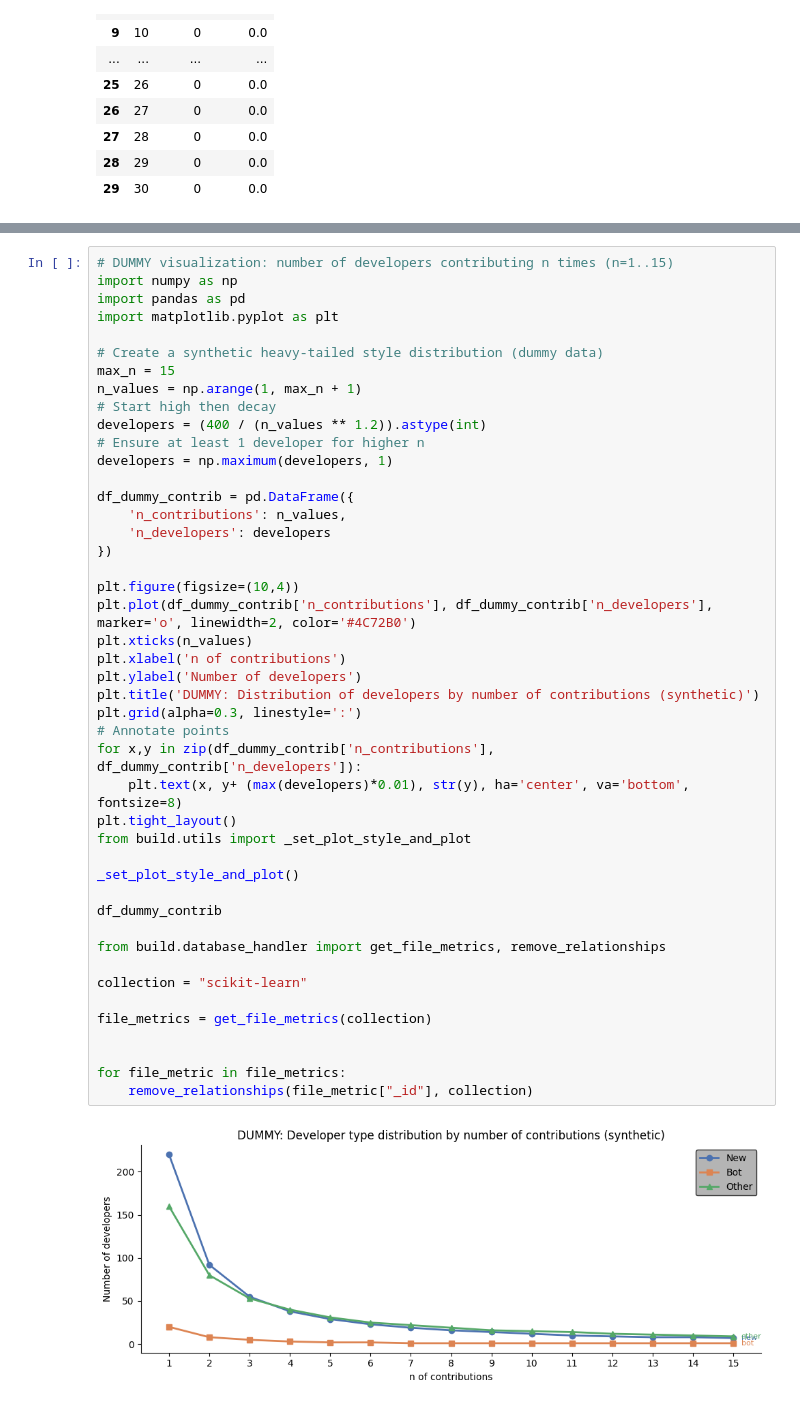
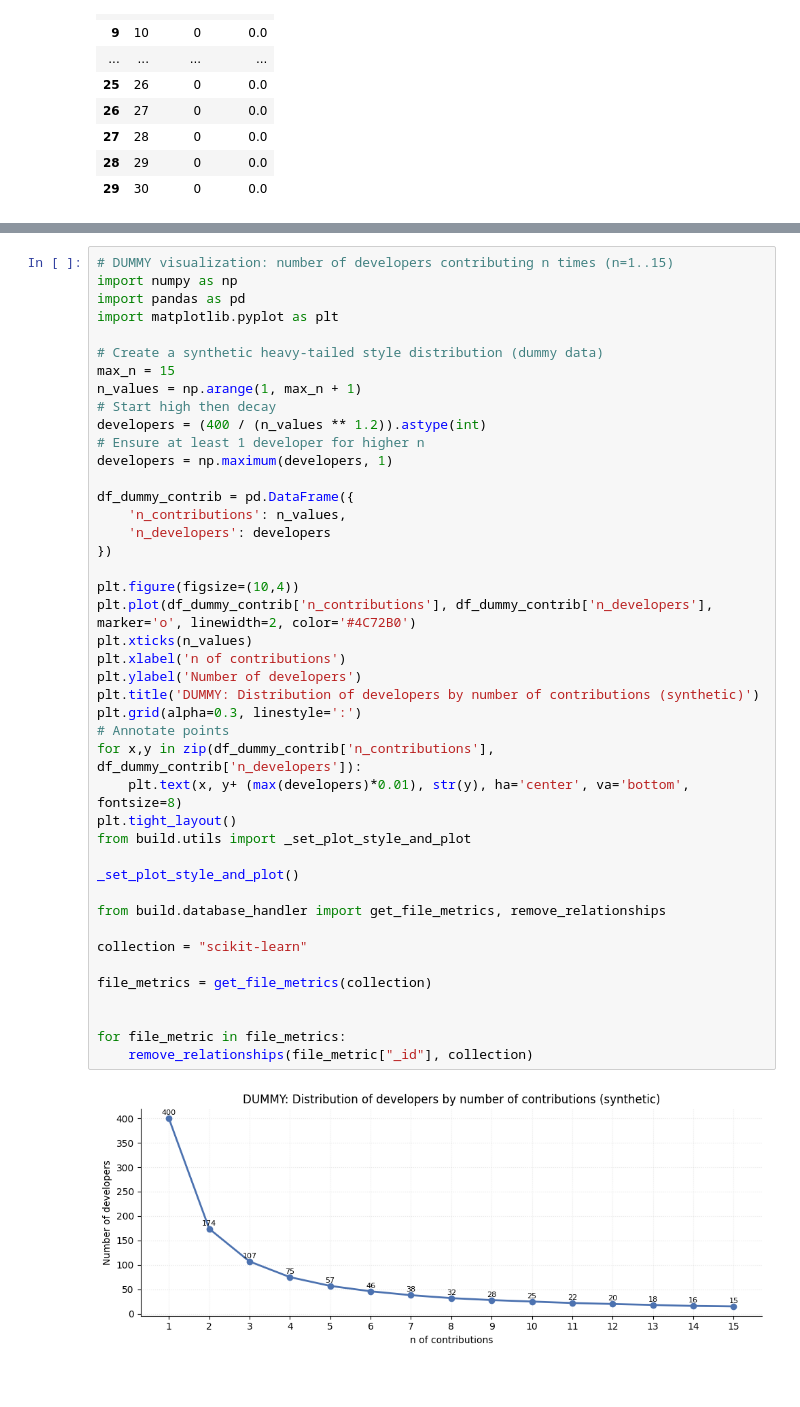
Before and after one commit to AlexS-1/Bachelor-Code, a Jupyter notebook: main.ipynb, the cells around one changed output, grey strips where cells are left out. Drawn from its saved outputs; the diff is of its cells as text; blank space fills up the shorter version.

```diff
--- a/main.ipynb
+++ b/main.ipynb
@@ -2255,7 +2071,7 @@ import numpy as np
 import pandas as pd
 import matplotlib.pyplot as plt
 
-# Create a synthetic heavy‑tailed style distribution (dummy data)
+# Create a synthetic heavy-tailed style distribution (dummy data)
 max_n = 15
 n_values = np.arange(1, max_n + 1)
 # Start high then decay
@@ -2266,33 +2082,31 @@ developers = np.maximum(developers, 1)
 df_dummy_contrib = pd.DataFrame({
     'n_contributions': n_values,
     'n_developers': developers
 })
 
 plt.figure(figsize=(10,4))
 plt.plot(df_dummy_contrib['n_contributions'], df_dummy_contrib['n_developers'], marker='o', linewidth=2, color='#4C72B0')
 plt.xticks(n_values)
 plt.xlabel('n of contributions')
 plt.ylabel('Number of developers')
 plt.title('DUMMY: Distribution of developers by number of contributions (synthetic)')
 plt.grid(alpha=0.3, linestyle=':')
 # Annotate points
 for x,y in zip(df_dummy_contrib['n_contributions'], df_dummy_contrib['n_developers']):
     plt.text(x, y+ (max(developers)*0.01), str(y), ha='center', va='bottom', fontsize=8)
 plt.tight_layout()
 from build.utils import _set_plot_style_and_plot
 
 _set_plot_style_and_plot()
 
-df_dummy_contrib
-
 from build.database_handler import get_file_metrics, remove_relationships
 
 collection = "scikit-learn"
 
 file_metrics = get_file_metrics(collection)
 
 
 for file_metric in file_metrics:
     remove_relationships(file_metric["_id"], collection)
 # %% [output]
-[figure, old version]
+[figure, new version]
```
Also changed, not shown: parts of 30 cells of this notebook, 2 other files.
